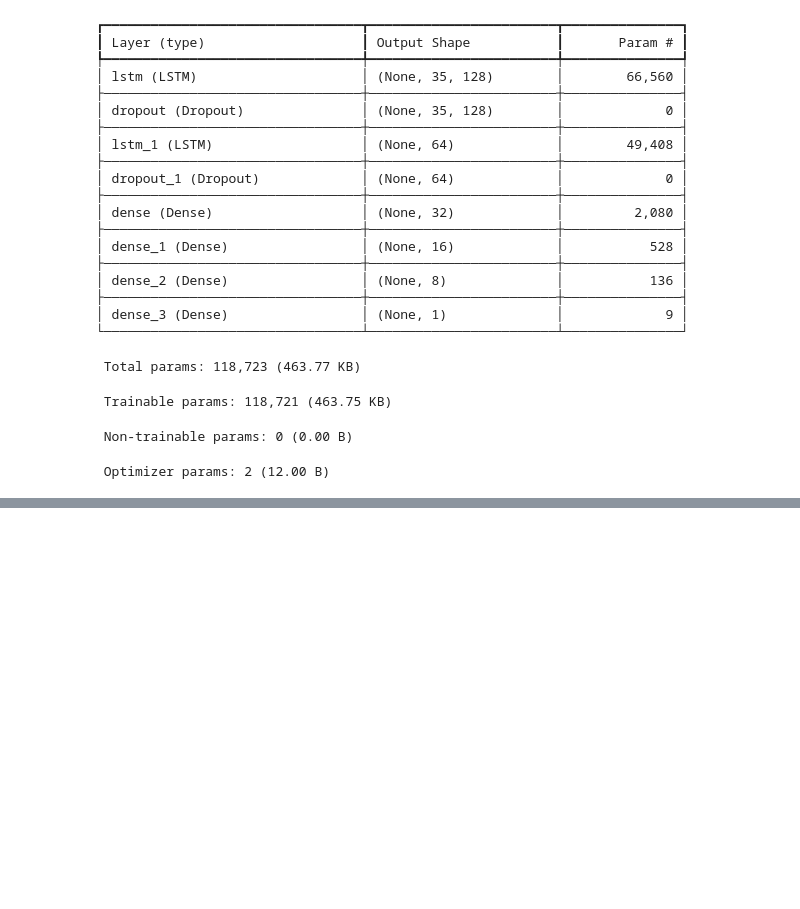
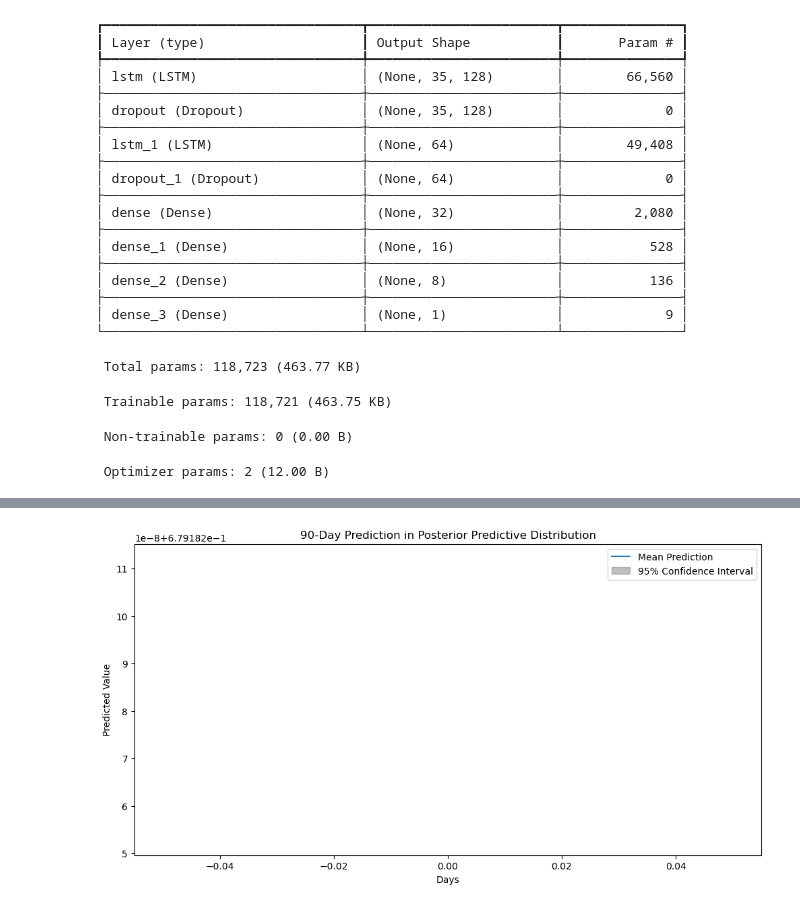
Before and after one commit to rohanrvpatil/posterior_predictive, a Jupyter notebook: lstm_airp.ipynb, the cells around one changed output, grey strips where cells are left out. Saved outputs shown, nothing was run; the diff lists cells and outputs as text; code cells hidden in the pictures; blank space fills up the shorter version.

```diff
--- a/lstm_airp.ipynb
+++ b/lstm_airp.ipynb
@@ -261,17 +261,32 @@ predictions = []
 
 # Make multiple predictions
 for _ in range(n_simulations):
-    pred = mc_model.predict(input_data)
+    pred = mc_model.predict(np.expand_dims(input_data, axis=0))  # Ensure input data is in the correct shape
     predictions.append(pred)
 
 # Convert predictions to a numpy array
 predictions = np.array(predictions)
 
 # Calculate mean and variance of predictions
-pred_mean = predictions.mean(axis=0)
-pred_var = predictions.var(axis=0)
+pred_mean = predictions.mean(axis=0).flatten()
+pred_var = predictions.var(axis=0).flatten()
 
-# Print predictions for 90 days
+lower_bound = np.percentile(predictions, 2.5, axis=0).flatten()
+upper_bound = np.percentile(predictions, 97.5, axis=0).flatten()
+
+# Print predictions for 90 days to check values
 print("Mean predictions for next 90 days:", pred_mean)
 print("Variance of predictions for next 90 days:", pred_var)
+print("Lower bound of 95% CI for next 90 days:", lower_bound)
+print("Upper bound of 95% CI for next 90 days:", upper_bound)
+
+# Plotting the results
+plt.figure(figsize=(12, 6))
+plt.plot(pred_mean, label='Mean Prediction')
+plt.fill_between(range(len(pred_mean)), lower_bound, upper_bound, color='gray', alpha=0.5, label='95% Confidence Interval')
+plt.xlabel('Days')
+plt.ylabel('Predicted Value')
+plt.title('90-Day Prediction in Posterior Predictive Distribution')
+plt.legend()
+plt.show()
 # %% [output]
@@ -295,3 +310,4 @@ print("Variance of predictions for next 90 days:", pred_var)
+[figure, added]
 # %%
 """
     LSTM(64, return_sequences=True, activation='tanh'),  # Added LSTM layer with return_sequences=True
```
Also changed, not shown: parts of 1 cell of this notebook, 1 other file.
